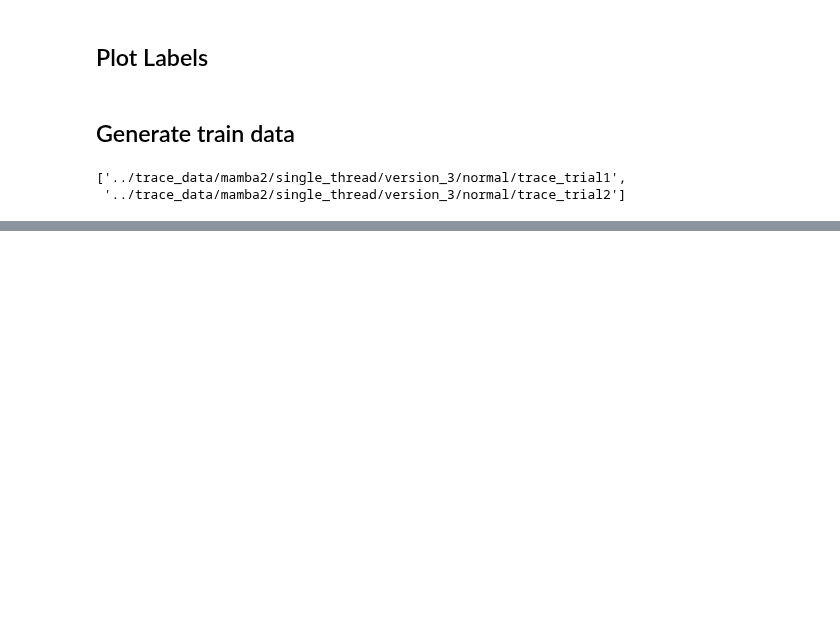
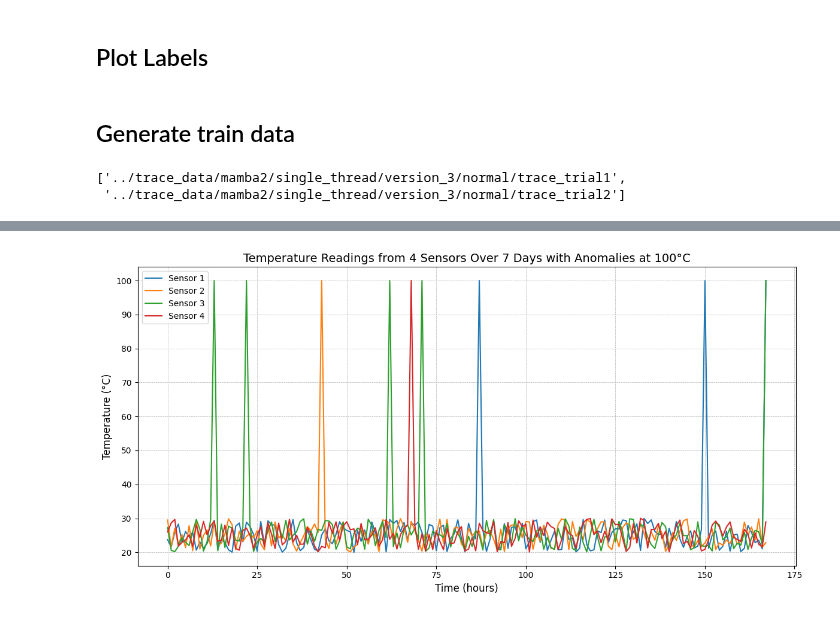
Before and after one commit to saurabh-2905/var-diag, a Jupyter notebook: analysis scripts/lora-ducy_V3.ipynb, the cells around one changed output, grey strips where cells are left out. Saved outputs shown, nothing was run; the diff lists cells and outputs as text; code cells hidden in the pictures; blank space fills up the shorter version.

```diff
--- a/analysis scripts/lora-ducy_V3.ipynb
+++ b/analysis scripts/lora-ducy_V3.ipynb
@@ -271,0 +339,46 @@ paths_traces
+# %%
+import numpy as np
+import matplotlib.pyplot as plt
+import random
+
+# Parameters
+days = 7
+hours_per_day = 24
+total_hours = days * hours_per_day  # Total number of data points for 7 days
+sensors = 4
+
+# Generate base temperature data for each sensor (normal values between 20°C and 30°C)
+np.random.seed(42)  # For reproducibility
+base_temperature = np.random.uniform(20, 30, size=(total_hours, sensors))
+
+# Introduce random spikes (anomalies) in the data with a value of 100
+num_anomalies = 10  # Number of anomalies to introduce
+for _ in range(num_anomalies):
+    sensor = random.randint(0, sensors - 1)  # Randomly choose a sensor
+    time_point = random.randint(0, total_hours - 1)  # Randomly choose a time point
+    base_temperature[time_point, sensor] = 100  # Set the anomaly value to 100
+
+# Generate time points (hours) for 7 days
+time_points = np.arange(total_hours)
+
+# Set up the figure and axis for plotting
+plt.figure(figsize=(12, 6))
+
+# Plot temperature data for each sensor
+for sensor in range(sensors):
+    plt.plot(time_points, base_temperature[:, sensor], label=f'Sensor {sensor + 1}')
+
+# Labeling the axes
+plt.xlabel('Time (hours)', fontsize=12)
+plt.ylabel('Temperature (°C)', fontsize=12)
+
+# Adding gridlines and a legend
+plt.grid(True, which='both', linestyle='--', linewidth=0.5)
+plt.legend()
+
+# Set title and show the plot
+plt.title('Temperature Readings from 4 Sensors Over 7 Days with Anomalies at 100°C', fontsize=14)
+plt.tight_layout()
+plt.show()
+# %% [output]
+[figure, added]
```
Also changed, not shown: parts of 1 cell of this notebook, 3 other files.
